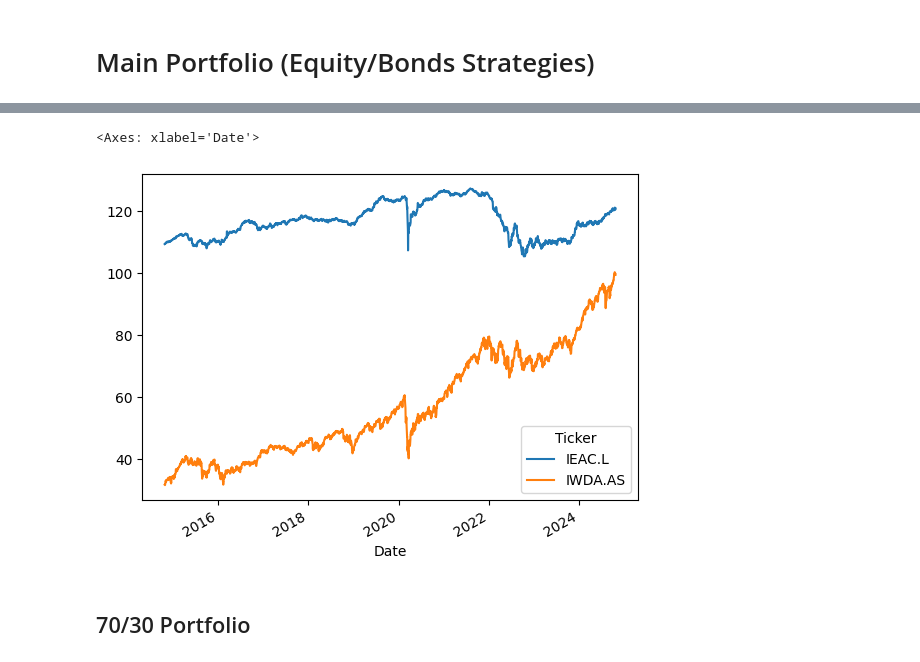
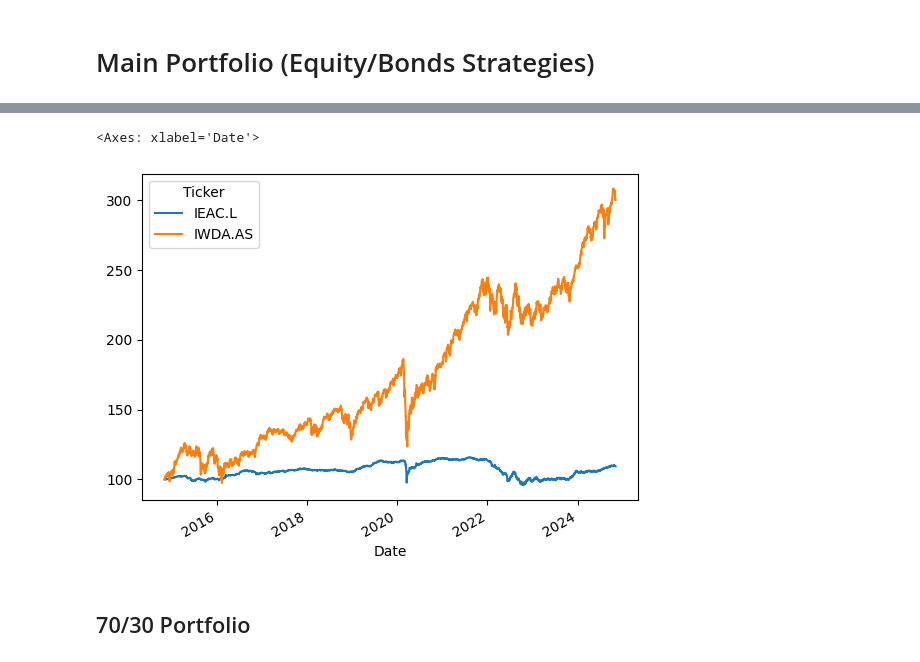
Before and after one commit to jlchereau/finance, a Jupyter notebook: src/1_main_portfolio.ipynb, the cells around one changed output, grey strips where cells are left out. Drawn from its saved outputs; the diff is of its cells as text; code cells hidden in the pictures.

```diff
--- a/zFinal/1_main_portfolio.ipynb
+++ b/src/1_main_portfolio.ipynb
@@ -63,9 +63,9 @@ data
 2567 rows × 2 columns
 # %%
-data.plot()
+data.rebase().plot()
 # %% [output]
 <Axes: xlabel='Date'>
-[figure, old version]
+[figure, new version]
 # %% [markdown]
 ## 70/30 Portfolio
 # %%
```
Also changed, not shown: parts of 2 cells of this notebook, 35 other files.
